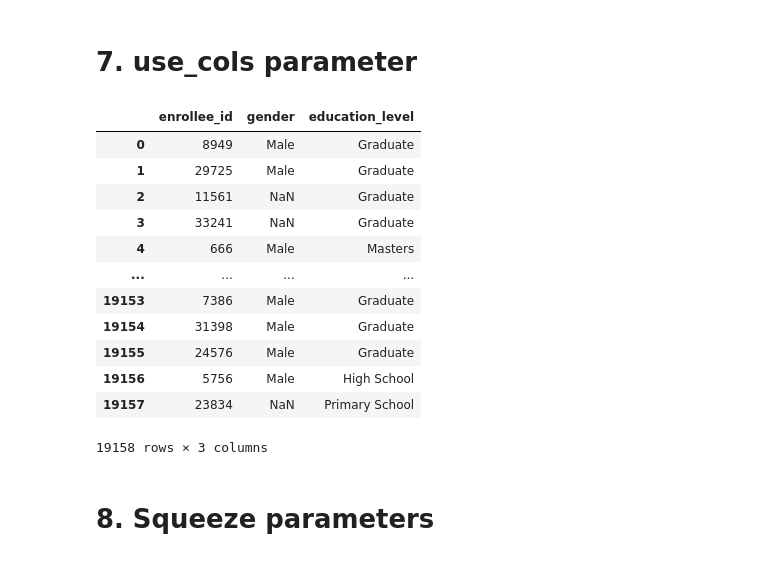
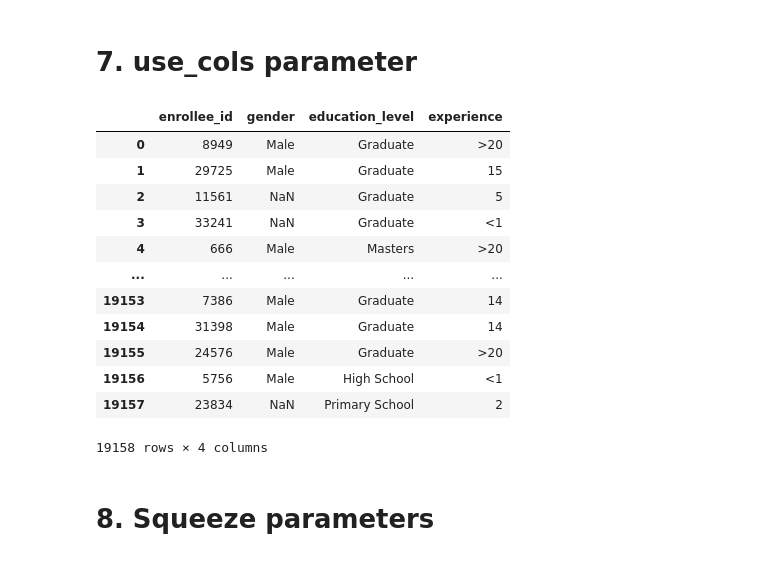
Before and after one commit to AqibNiazi/applied-machine-learning, a Jupyter notebook: day15-working-with-CSV-files/working-with-csv.ipynb, the cells around one changed output. Drawn from its saved outputs; the diff is of its cells as text; code cells hidden in the pictures.

```diff
--- a/day15-working-with-CSV-files/working-with-csv.ipynb
+++ b/day15-working-with-CSV-files/working-with-csv.ipynb
@@ -97,21 +96,21 @@ pd.read_csv('test.csv',header=1)
 # %% [markdown]
 # 7. use_cols parameter
 # %%
-pd.read_csv('aug_train.csv',usecols=['enrollee_id','gender','education_level'])
+pd.read_csv('aug_train.csv',usecols=['enrollee_id','gender','education_level','experience'])
 # %% [output]
-|  | enrollee_id | gender | education_level |
-| 0 | 8949 | Male | Graduate |
-| 1 | 29725 | Male | Graduate |
-| 2 | 11561 | NaN | Graduate |
-| 3 | 33241 | NaN | Graduate |
-| 4 | 666 | Male | Masters |
-| ... | ... | ... | ... |
-| 19153 | 7386 | Male | Graduate |
-| 19154 | 31398 | Male | Graduate |
-| 19155 | 24576 | Male | Graduate |
-| 19156 | 5756 | Male | High School |
-| 19157 | 23834 | NaN | Primary School |
+|  | enrollee_id | gender | education_level | experience |
+| 0 | 8949 | Male | Graduate | >20 |
+| 1 | 29725 | Male | Graduate | 15 |
+| 2 | 11561 | NaN | Graduate | 5 |
+| 3 | 33241 | NaN | Graduate | <1 |
+| 4 | 666 | Male | Masters | >20 |
+| ... | ... | ... | ... | ... |
+| 19153 | 7386 | Male | Graduate | 14 |
+| 19154 | 31398 | Male | Graduate | 14 |
+| 19155 | 24576 | Male | Graduate | >20 |
+| 19156 | 5756 | Male | High School | <1 |
+| 19157 | 23834 | NaN | Primary School | 2 |
-19158 rows × 3 columns
+19158 rows × 4 columns
 # %% [markdown]
 # 8. Squeeze parameters
 # %%
```
Also changed, not shown: parts of 4 cells of this notebook, 3 other files.
